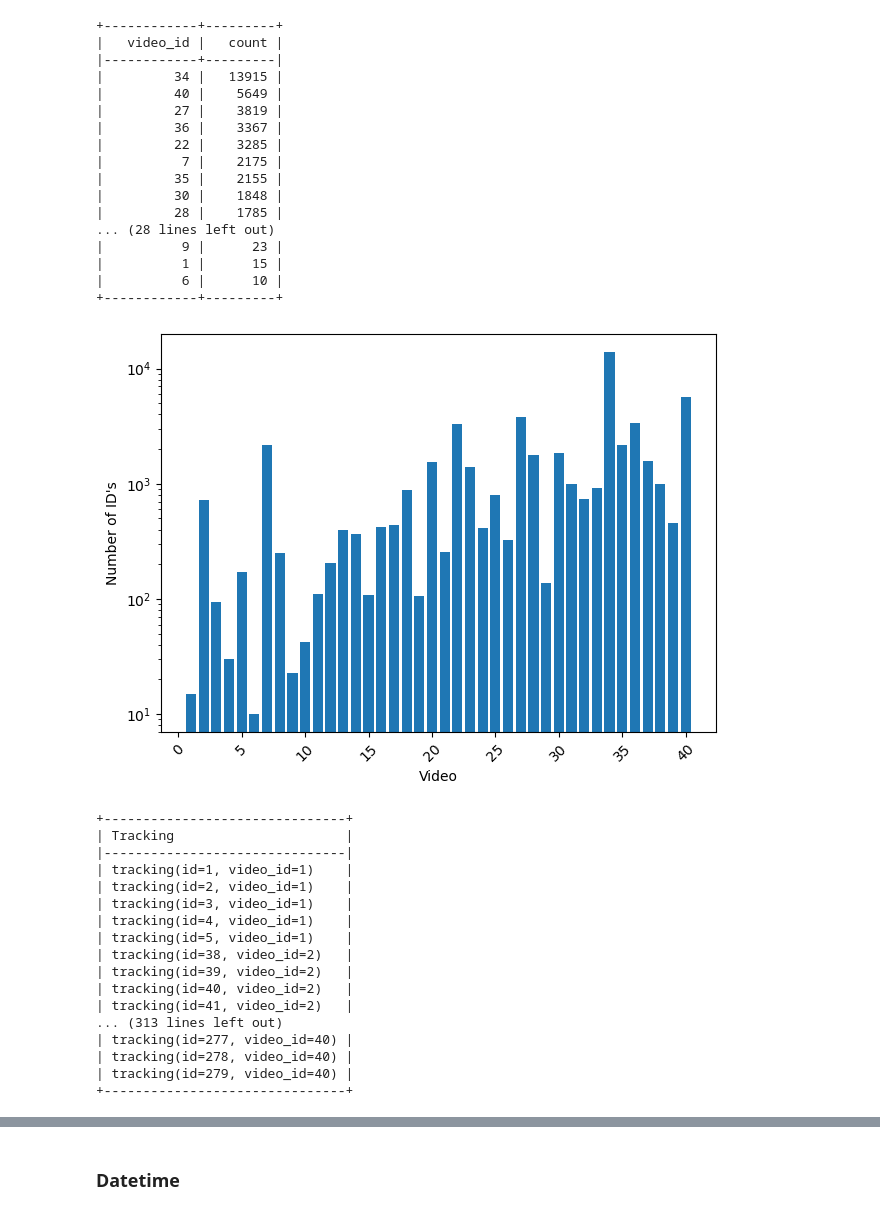
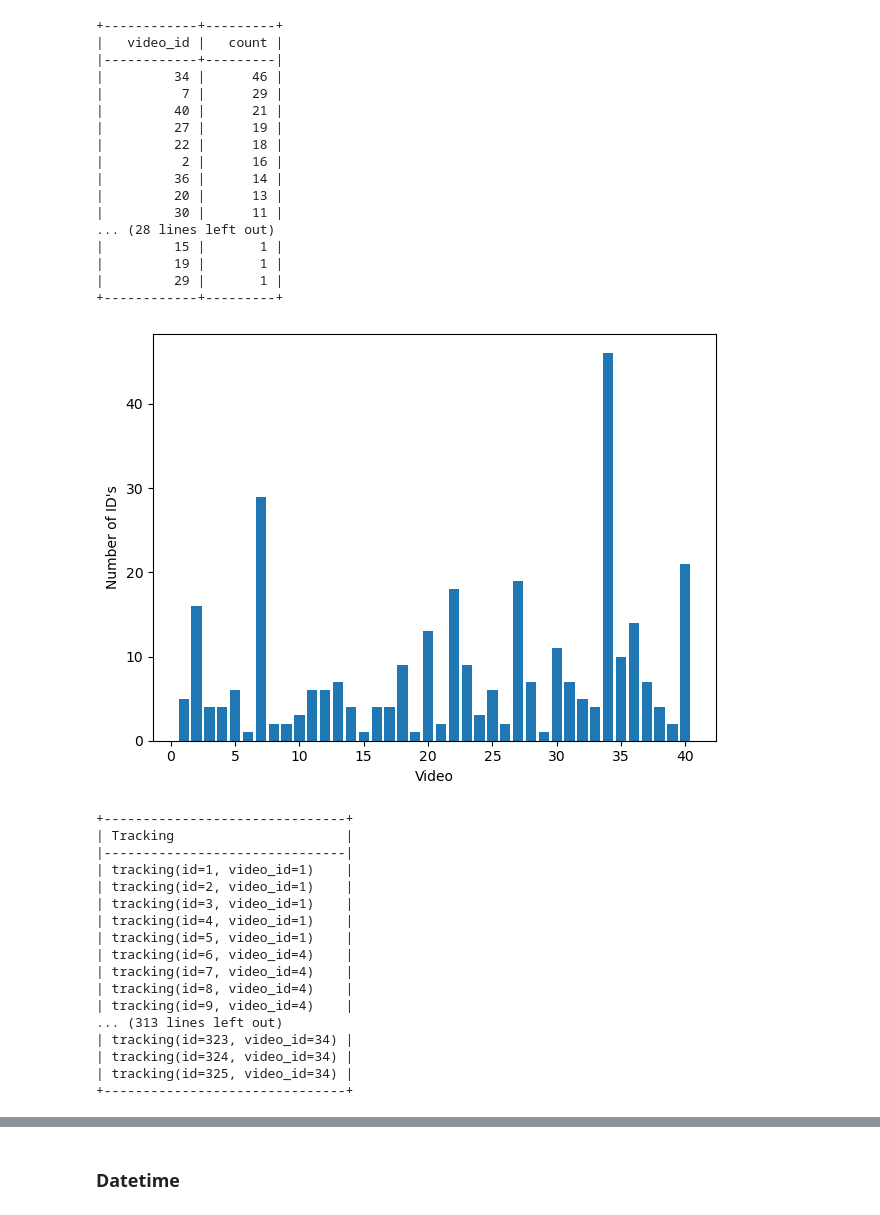
Before and after one commit to liamvdv/gorillatracker, a Jupyter notebook: database_stats.ipynb, the cells around one changed output, grey strips where cells are left out. Drawn from its saved outputs; the diff is of its cells as text; code cells hidden in the pictures.

Commit message:
more plots

```diff
--- a/database_stats.ipynb
+++ b/database_stats.ipynb
@@ -68,46 +68,45 @@ with session_cls() as session:
 +-----------------------------------------------------------------------------------------------------------------------------------------------------------------------+
 # %%
 stmt = (
-    select(Tracking.video_id, func.sum(Tracking.tracking_id).label("count"))
+    select(Tracking.video_id, func.count(Tracking.tracking_id).label("count"))
     .group_by(Tracking.video_id)
     )
 
 with session_cls() as session:
     result = session.execute(stmt)
     sorted_all = sorted(result.fetchall(), key=lambda x: x[1], reverse=True)
     print(tabulate(sorted_all, headers=result.keys(), tablefmt="psql"))
 
 list1, list2 = zip(*sorted_all)
 plt.bar(list1, list2)
-plt.yscale("log")
+# plt.yscale("log")
 plt.xlabel("Video")
 plt.ylabel("Number of ID's")
-plt.xticks(rotation=45)
 plt.tight_layout()
 plt.show()
 # %% [output]
 +------------+---------+
 |   video_id |   count |
 |------------+---------|
-|         34 |   13915 |
-|         40 |    5649 |
-|         27 |    3819 |
-|         36 |    3367 |
-|         22 |    3285 |
-|          7 |    2175 |
-|         35 |    2155 |
-|         30 |    1848 |
-|         28 |    1785 |
+|         34 |      46 |
+|          7 |      29 |
+|         40 |      21 |
+|         27 |      19 |
+|         22 |      18 |
+|          2 |      16 |
+|         36 |      14 |
+|         20 |      13 |
+|         30 |      11 |
 ... (28 lines left out)
-|          9 |      23 |
-|          1 |      15 |
-|          6 |      10 |
+|         15 |       1 |
+|         19 |       1 |
+|         29 |       1 |
 +------------+---------+
-[figure, old version]
+[figure, new version]
 # %%
 with session_cls() as session:
     result = session.execute(select(Tracking))
-    all = sorted(result.fetchall(), key=lambda x: x[0].video_id)
+    all = sorted(result.fetchall(), key=lambda x: x[0].tracking_id)
     print(tabulate(all, headers=result.keys(), tablefmt="psql"))
 # %% [output]
 +-------------------------------+
@@ -118,14 +117,14 @@ with session_cls() as session:
 | tracking(id=3, video_id=1)    |
 | tracking(id=4, video_id=1)    |
 | tracking(id=5, video_id=1)    |
-| tracking(id=38, video_id=2)   |
-| tracking(id=39, video_id=2)   |
-| tracking(id=40, video_id=2)   |
-| tracking(id=41, video_id=2)   |
+| tracking(id=6, video_id=4)    |
+| tracking(id=7, video_id=4)    |
+| tracking(id=8, video_id=4)    |
+| tracking(id=9, video_id=4)    |
 ... (313 lines left out)
-| tracking(id=277, video_id=40) |
-| tracking(id=278, video_id=40) |
-| tracking(id=279, video_id=40) |
+| tracking(id=323, video_id=34) |
+| tracking(id=324, video_id=34) |
+| tracking(id=325, video_id=34) |
 +-------------------------------+
 # %%
 stmt = (
```
Also changed, not shown: parts of 2 cells of this notebook.
